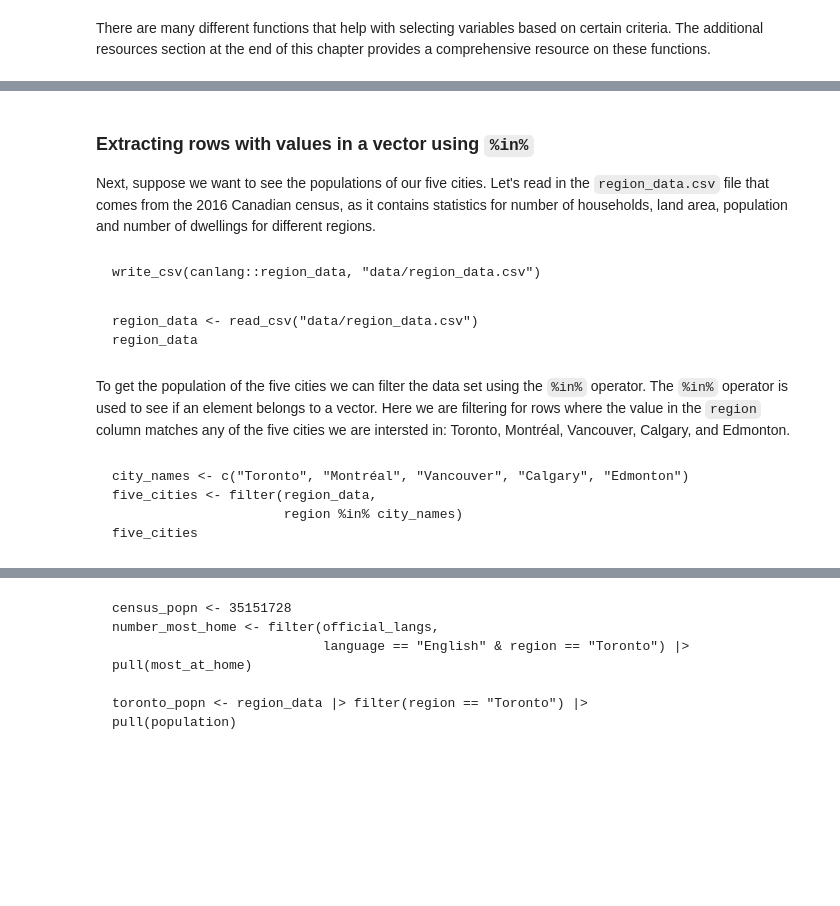
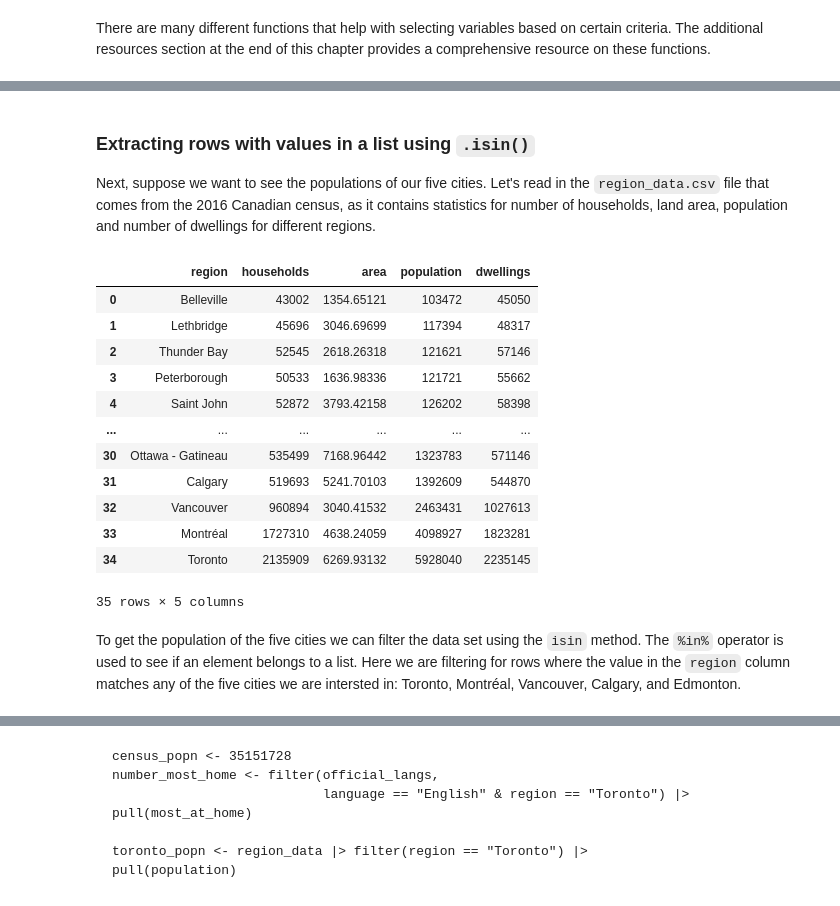
Before and after one commit to UBC-DSCI/introduction-to-datascience-python, a Jupyter notebook: source/wrangling.ipynb, the cells around one changed output, grey strips where cells are left out. Drawn from its saved outputs; the diff is of its cells as text; code cells hidden in the pictures; blank space fills up the shorter version.

````diff
--- a/source/wrangling.ipynb
+++ b/source/wrangling.ipynb
@@ -13,6 +3,9 @@ knitr::opts_chunk$set(fig.align = "default")
 # %%
 import altair as alt
 import pandas as pd
+pd.set_option('display.max_rows', 20)
+
+from myst_nb import glue
 # %% [markdown]
 ## Overview
 
@@ -1056,31 +1069,32 @@ filter(official_langs, region == "Calgary" | region == "Edmonton")
 # %% [markdown]
-### Extracting rows with values in a vector using `%in%`
+### Extracting rows with values in a list using `.isin()`
 
 Next, suppose we want to see the populations of our five cities.
 Let's read in the `region_data.csv` file
 that comes from the 2016 Canadian census,
 as it contains statistics for number of households, land area, population
 and number of dwellings for different regions.
-# %% [markdown]
-```{r, include = FALSE}
-write_csv(canlang::region_data, "data/region_data.csv")
-```
-# %% [markdown]
-``` {r message = FALSE}
-region_data <- read_csv("data/region_data.csv")
-region_data
-```
+# %%
+region_data = pd.read_csv("data/region_data.csv")
+region_data
+# %% [output]
+|  | region | households | area | population | dwellings |
+| 0 | Belleville | 43002 | 1354.65121 | 103472 | 45050 |
+| 1 | Lethbridge | 45696 | 3046.69699 | 117394 | 48317 |
+| 2 | Thunder Bay | 52545 | 2618.26318 | 121621 | 57146 |
+| 3 | Peterborough | 50533 | 1636.98336 | 121721 | 55662 |
+| 4 | Saint John | 52872 | 3793.42158 | 126202 | 58398 |
+| ... | ... | ... | ... | ... | ... |
+| 30 | Ottawa - Gatineau | 535499 | 7168.96442 | 1323783 | 571146 |
+| 31 | Calgary | 519693 | 5241.70103 | 1392609 | 544870 |
+| 32 | Vancouver | 960894 | 3040.41532 | 2463431 | 1027613 |
+| 33 | Montréal | 1727310 | 4638.24059 | 4098927 | 1823281 |
+| 34 | Toronto | 2135909 | 6269.93132 | 5928040 | 2235145 |
+35 rows × 5 columns
 # %% [markdown]
 To get the population of the five cities
-we can filter the data set using the `%in%` operator.
-The `%in%` operator is used to see if an element belongs to a vector.
+we can filter the data set using the `isin` method.
+The `%in%` operator is used to see if an element belongs to a list.
 Here we are filtering for rows where the value in the `region` column
 matches any of the five cities we are intersted in: Toronto, Montréal,
 Vancouver, Calgary, and Edmonton.
-# %% [markdown]
-``` {r}
-city_names <- c("Toronto", "Montréal", "Vancouver", "Calgary", "Edmonton")
-five_cities <- filter(region_data,
-                      region %in% city_names)
-five_cities
-```
````
Also changed, not shown: parts of 37 cells of this notebook, 3 other files.
